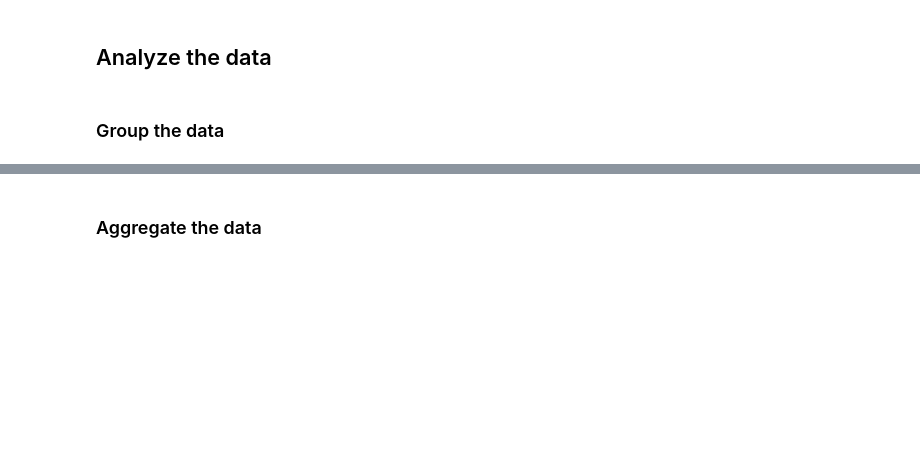
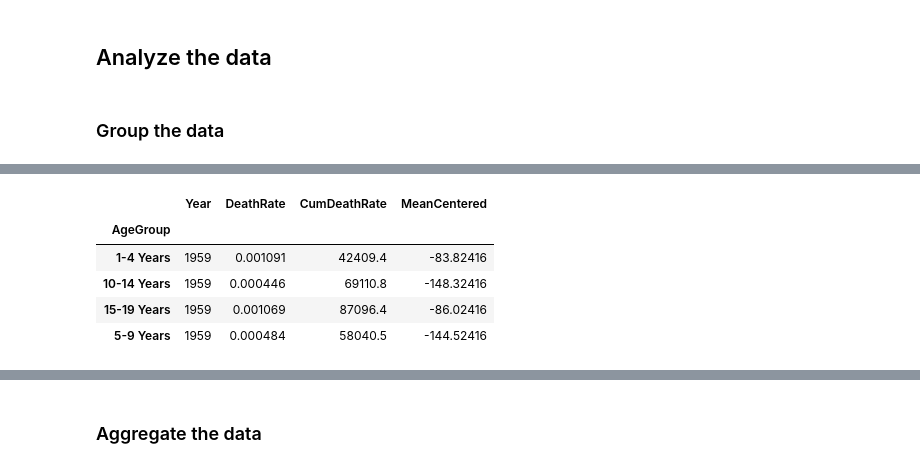
Before and after one commit to hekaplex/2022_03_DSI_WD, a Jupyter notebook: drew.minkin@divergence.one/py/EDA Python Lessons/Pandas/04 Advanced Pandas and Basic Plots.ipynb, the cells around one changed output, grey strips where cells are left out. Saved outputs shown, nothing was run; the diff lists cells and outputs as text; code cells hidden in the pictures; blank space fills up the shorter version.

```diff
--- a/drew.minkin@divergence.one/py/EDA Python Lessons/Pandas/04 Advanced Pandas and Basic Plots.ipynb
+++ b/drew.minkin@divergence.one/py/EDA Python Lessons/Pandas/04 Advanced Pandas and Basic Plots.ipynb
@@ -471,2 +478,11 @@ mortality_data.groupby('AgeGroup').mean()
+# %%
+mortality_data.groupby('AgeGroup').median()
+# %% [output]
+|  | Year | DeathRate | CumDeathRate | MeanCentered |
+| AgeGroup |  |  |  |  |
+| 1-4 Years | 1959 | 0.001091 | 42409.4 | -83.82416 |
+| 10-14 Years | 1959 | 0.000446 | 69110.8 | -148.32416 |
+| 15-19 Years | 1959 | 0.001069 | 87096.4 | -86.02416 |
+| 5-9 Years | 1959 | 0.000484 | 58040.5 | -144.52416 |
 # %%
 mortality_data.groupby('Year').median().head(4)
```
Also changed, not shown: parts of 16 cells of this notebook.
